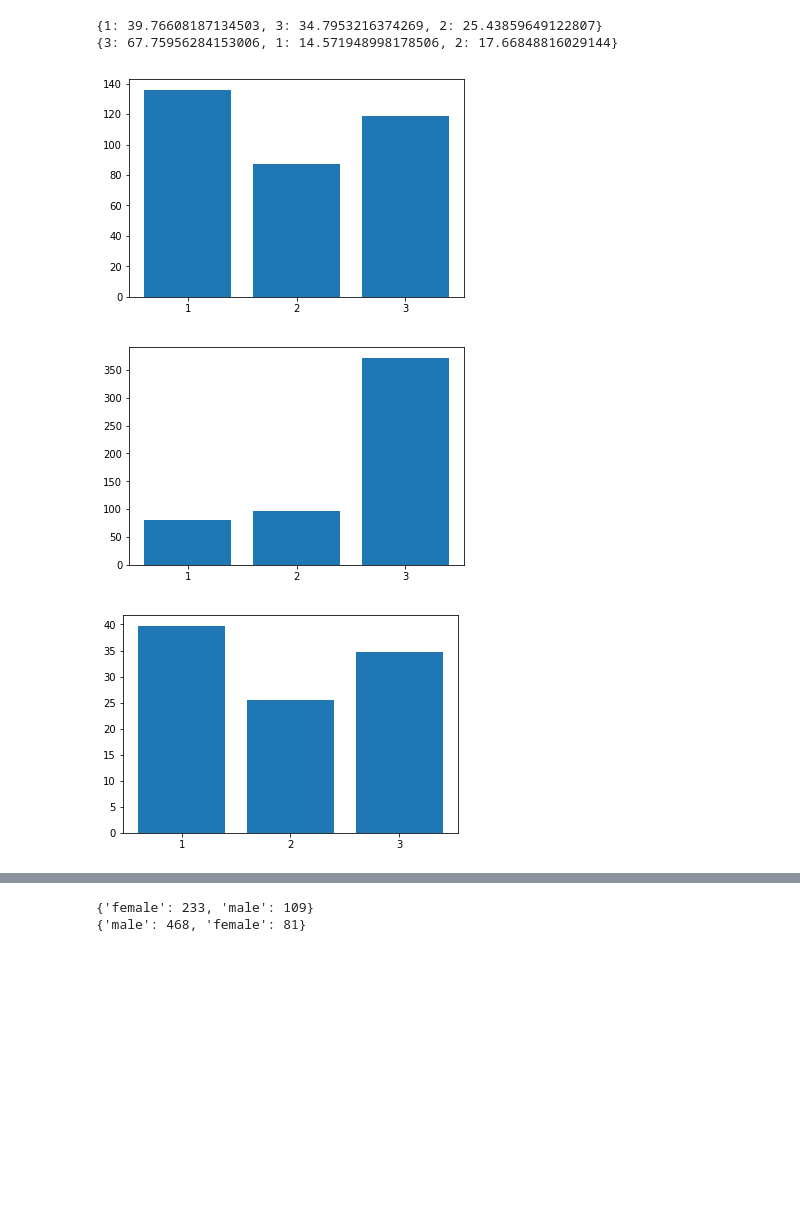
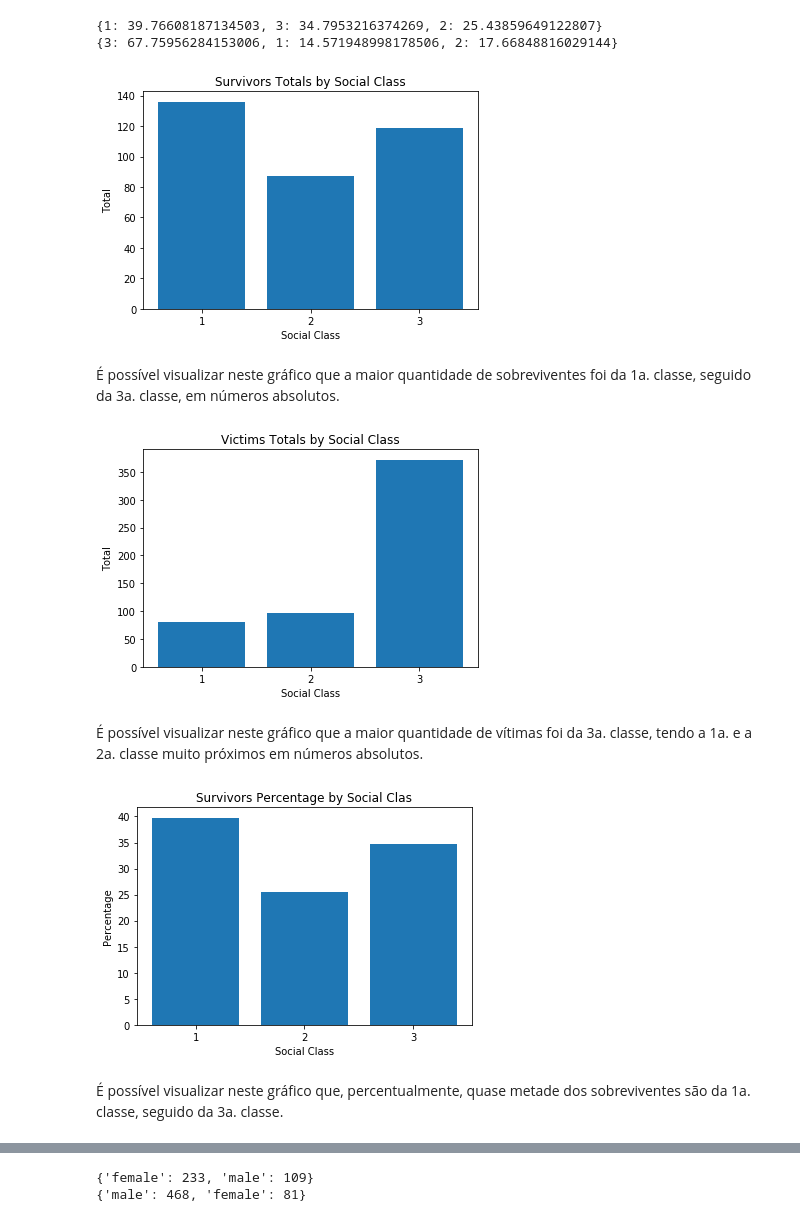
Before and after one commit to hawshinka/udacity_datascience1_project2, a Jupyter notebook: TitanicData.ipynb, the cells around one changed output, grey strips where cells are left out. Cells and saved outputs as stored; diff of their text form; code cells hidden in the pictures; blank space fills up the shorter version.

```diff
--- a/TitanicData.ipynb
+++ b/TitanicData.ipynb
@@ -193,7 +207,7 @@ Argumentos:
 Retorna:
     list: gráfico de barras com os elementos do array de entrada ordenados pela chave
 """
-def graph_bar_generator(df_input):
+def graph_bar_generator(df_input, main_title = '', x_label = '', y_label = ''):
     df_sorted = {}
 
     # Sort method: https://www.saltycrane.com/blog/2007/09/how-to-sort-python-dictionary-by-keys/
@@ -202,6 +216,9 @@ def graph_bar_generator(df_input):
 
     plt.bar(range(len(df_sorted)), df_sorted.values(), align='center')
     plt.xticks(range(len(df_sorted)), list(df_sorted.keys()))
+    plt.title(main_title)
+    plt.xlabel(x_label)
+    plt.ylabel(y_label)
 
     return plt.show()
 # %%
@@ -259,18 +278,24 @@ print(df_died_classes_percent)
 {3: 67.75956284153006, 1: 14.571948998178506, 2: 17.66848816029144}
 # %%
 # Gráfico de sobreviventes por classe em barra
-graph_bar_generator(df_survived_classes_counter)
+graph_bar_generator(df_survived_classes_counter, 'Survivors Totals by Social Class', 'Social Class', 'Total')
 # %% [output]
-[figure, old version]
+[figure, new version]
+# %% [markdown]
+É possível visualizar neste gráfico que a maior quantidade de sobreviventes foi da 1a. classe, seguido da 3a. classe, em números absolutos.
 # %%
 # Gráfico de vítimas por classe em barra
-graph_bar_generator(df_died_classes_counter)
+graph_bar_generator(df_died_classes_counter, 'Victims Totals by Social Class', 'Social Class', 'Total')
 # %% [output]
-[figure, old version]
+[figure, new version]
+# %% [markdown]
+É possível visualizar neste gráfico que a maior quantidade de vítimas foi da 3a. classe, tendo a 1a. e a 2a. classe muito próximos em números absolutos.
 # %%
 # Gráfico de porcentagem de sobreviventes por classe em barra
-graph_bar_generator(df_survived_classes_percent)
+graph_bar_generator(df_survived_classes_percent, 'Survivors Percentage by Social Clas', 'Social Class', 'Percentage')
 # %% [output]
-[figure, old version]
+[figure, new version]
+# %% [markdown]
+É possível visualizar neste gráfico que, percentualmente, quase metade dos sobreviventes são da 1a. classe, seguido da 3a. classe.
 # %%
 # Gráfico de porcentagem de vítimas por classe em barra
```
Also changed, not shown: parts of 37 cells of this notebook, 1 other file.
